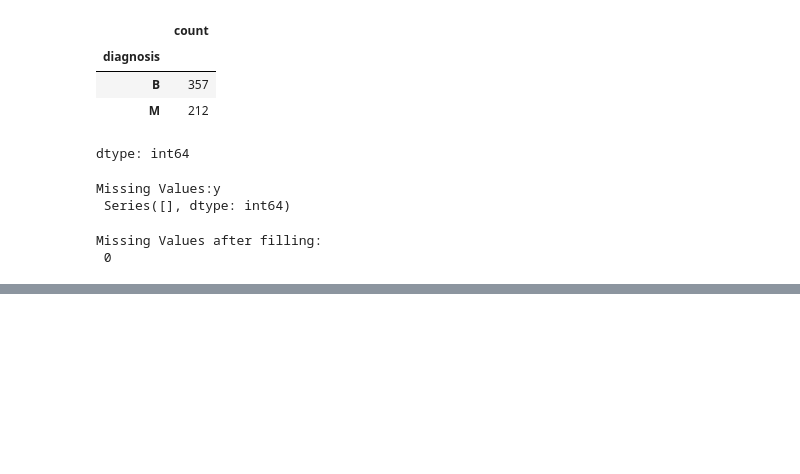
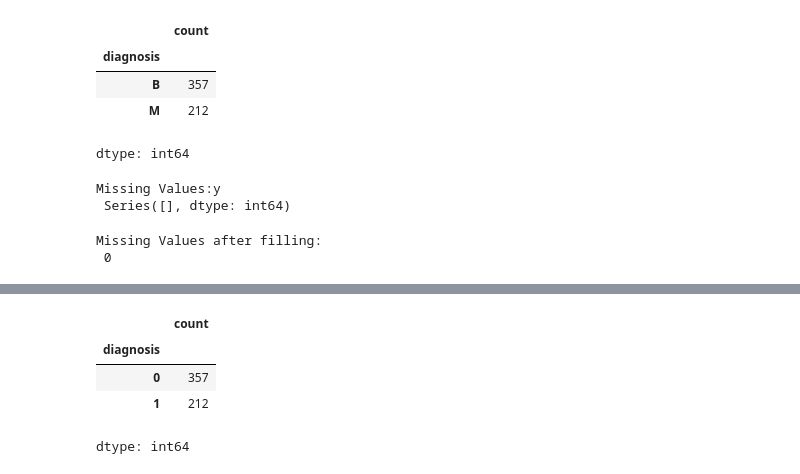
Before and after one commit to halimAhtasham/DeepLearning, a Jupyter notebook: Breast_Cancer_Detection_with_Decision_Tree_Classifier.ipynb, the cells around one changed output, grey strips where cells are left out. Cells and saved outputs as stored; diff of their text form; code cells hidden in the pictures; blank space fills up the shorter version.

```diff
--- a/Breast_Cancer_Detection_with_Decision_Tree_Classifier.ipynb
+++ b/Breast_Cancer_Detection_with_Decision_Tree_Classifier.ipynb
@@ -79,0 +107,8 @@ Missing Values after filling:
+# %%
+df['diagnosis'].value_counts()
+# %% [output]
+|  | count |
+| diagnosis |  |
+| 0 | 357 |
+| 1 | 212 |
+dtype: int64
```
Also changed, not shown: parts of 1 cell of this notebook.
